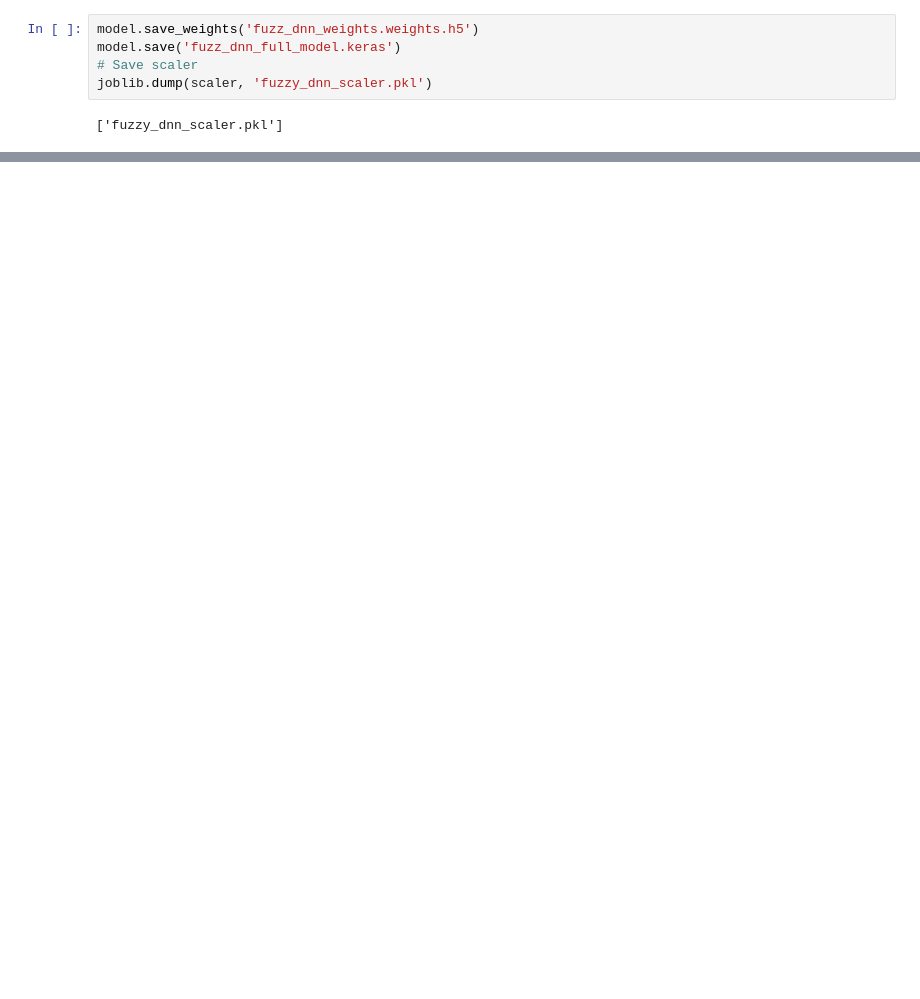
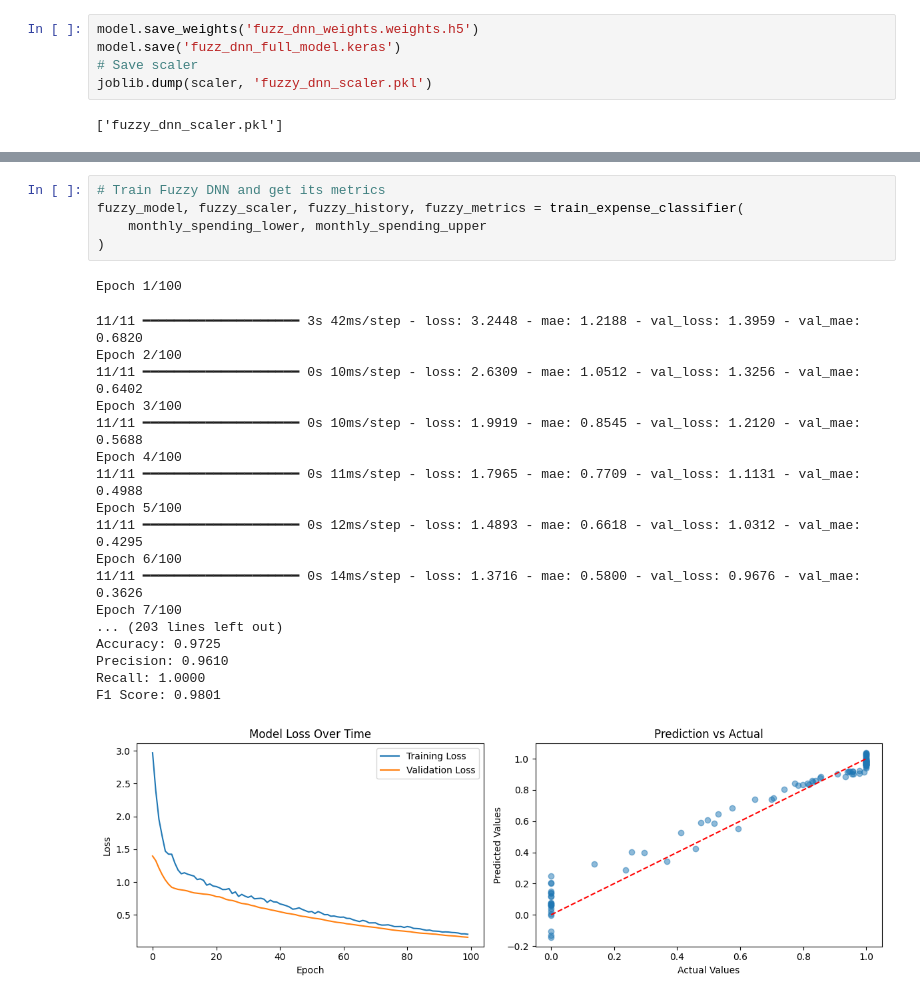
Before and after one commit to Aashu1308/Financial_ML, a Jupyter notebook: working.ipynb, the cells around one changed output, grey strips where cells are left out. Cells and saved outputs as stored; diff of their text form; blank space fills up the shorter version.

```diff
--- a/working.ipynb
+++ b/working.ipynb
@@ -1563,3 +1778,28 @@ F1 Score: 0.9867
+# %%
+# Train Fuzzy DNN and get its metrics
+fuzzy_model, fuzzy_scaler, fuzzy_history, fuzzy_metrics = train_expense_classifier(
+    monthly_spending_lower, monthly_spending_upper
+)
+# %% [output]
+Epoch 1/100
+11/11 ━━━━━━━━━━━━━━━━━━━━ 3s 42ms/step - loss: 3.2448 - mae: 1.2188 - val_loss: 1.3959 - val_mae: 0.6820
+Epoch 2/100
+11/11 ━━━━━━━━━━━━━━━━━━━━ 0s 10ms/step - loss: 2.6309 - mae: 1.0512 - val_loss: 1.3256 - val_mae: 0.6402
+Epoch 3/100
+11/11 ━━━━━━━━━━━━━━━━━━━━ 0s 10ms/step - loss: 1.9919 - mae: 0.8545 - val_loss: 1.2120 - val_mae: 0.5688
+Epoch 4/100
+11/11 ━━━━━━━━━━━━━━━━━━━━ 0s 11ms/step - loss: 1.7965 - mae: 0.7709 - val_loss: 1.1131 - val_mae: 0.4988
+Epoch 5/100
+11/11 ━━━━━━━━━━━━━━━━━━━━ 0s 12ms/step - loss: 1.4893 - mae: 0.6618 - val_loss: 1.0312 - val_mae: 0.4295
+Epoch 6/100
+11/11 ━━━━━━━━━━━━━━━━━━━━ 0s 14ms/step - loss: 1.3716 - mae: 0.5800 - val_loss: 0.9676 - val_mae: 0.3626
+Epoch 7/100
+... (203 lines left out)
+Accuracy: 0.9725
+Precision: 0.9610
+Recall: 1.0000
+F1 Score: 0.9801
+[figure, added]
 # %%
 # Sample input data
 input_data = {
```
Also changed, not shown: parts of 12 cells of this notebook, 8 other files.
